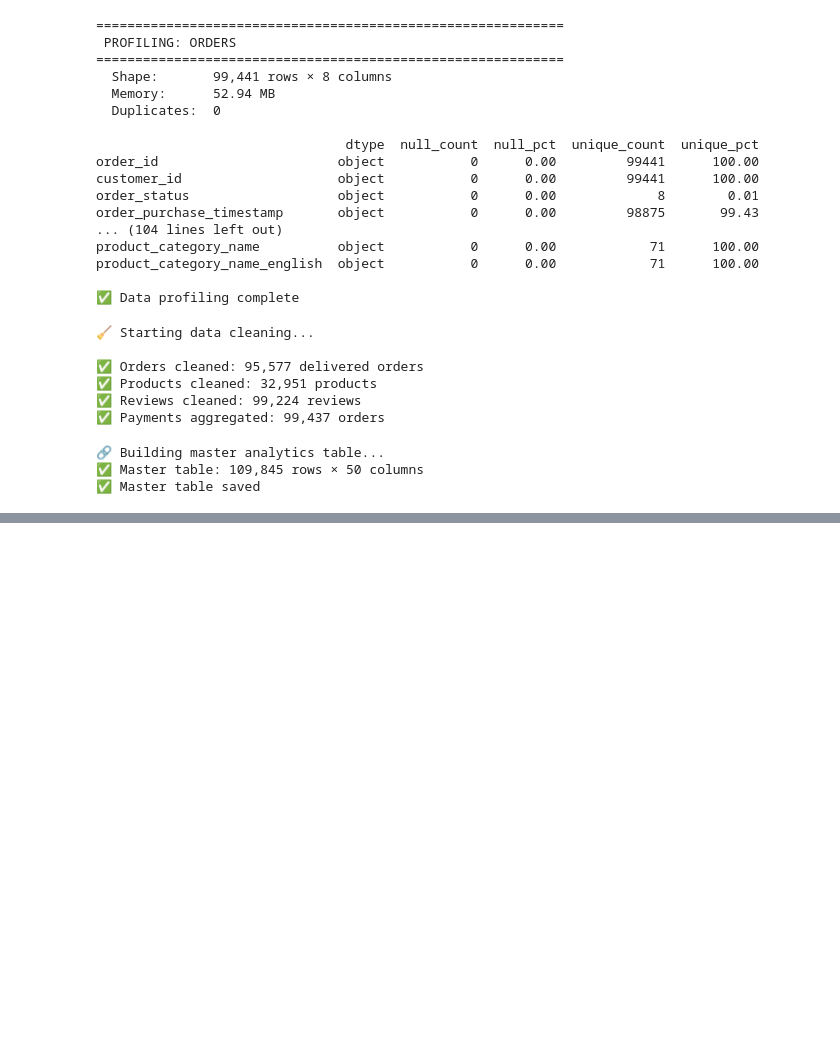
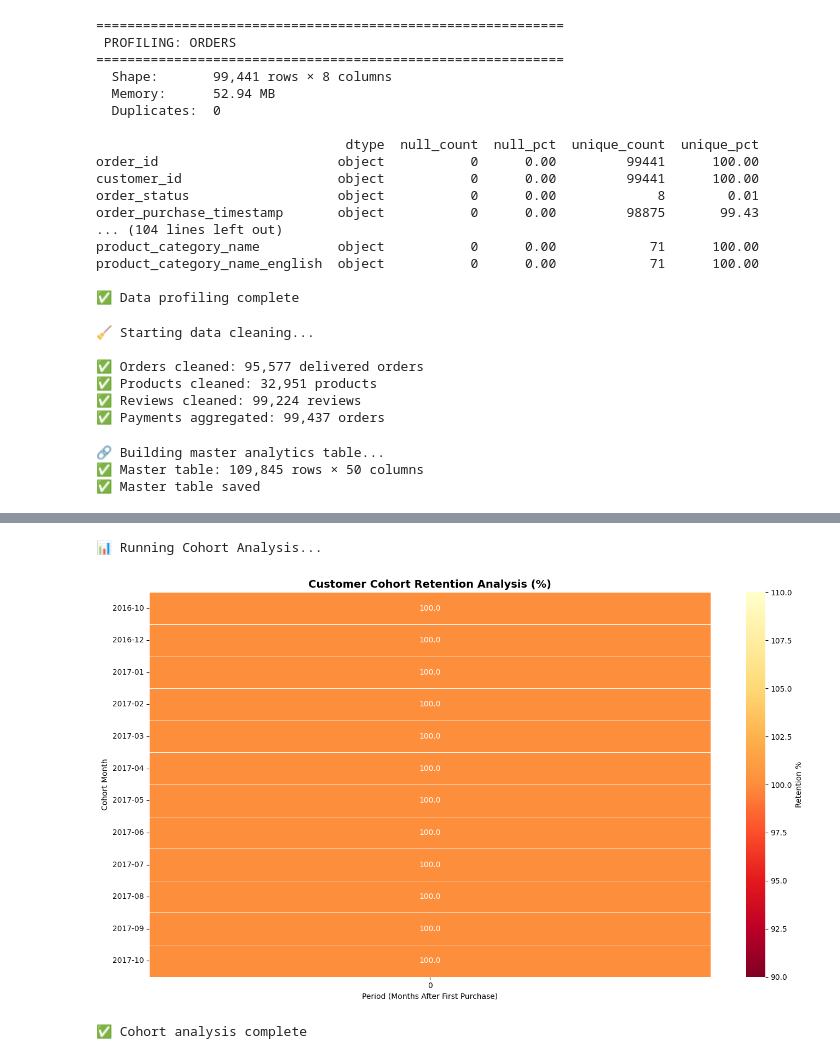
Before and after one commit to rajshree23d/Ecommerce-data-analysis, a Jupyter notebook: Data_profiling.ipynb, the cells around one changed output, grey strips where cells are left out. Saved outputs shown, nothing was run; the diff lists cells and outputs as text; code cells hidden in the pictures; blank space fills up the shorter version.

```diff
--- a/Data_profiling.ipynb
+++ b/Data_profiling.ipynb
@@ -344,0 +578,62 @@ print("✅ Master table saved")
+# %%
+# ============================================
+# 7. COHORT RETENTION ANALYSIS
+# ============================================
+
+print("📊 Running Cohort Analysis...")
+
+# First purchase month per customer
+cohort_df = master[['customer_id','order_purchase_timestamp']].copy()
+cohort_df['order_month'] = (
+    cohort_df['order_purchase_timestamp']
+    .dt.to_period('M')
+)
+
+first_purchase = (
+    cohort_df.groupby('customer_id')['order_month']
+    .min()
+    .reset_index()
+    .rename(columns={'order_month': 'cohort_month'})
+)
+
+cohort_df = cohort_df.merge(first_purchase, on='customer_id')
+cohort_df['period_number'] = (
+    cohort_df['order_month'] -
+    cohort_df['cohort_month']
+).apply(lambda x: x.n)
+
+cohort_pivot = (
+    cohort_df.groupby(['cohort_month','period_number'])
+    ['customer_id'].nunique()
+    .unstack()
+)
+
+cohort_size   = cohort_pivot.iloc[:, 0]
+retention     = cohort_pivot.divide(cohort_size, axis=0).round(3) * 100
+
+# Plot heatmap
+plt.figure(figsize=(14, 8))
+sns.heatmap(
+    retention.iloc[:12, :6],
+    annot=True, fmt='.1f',
+    cmap='YlOrRd_r',
+    linewidths=0.5,
+    cbar_kws={'label': 'Retention %'}
+)
+plt.title(
+    'Customer Cohort Retention Analysis (%)',
+    fontsize=14, fontweight='bold'
+)
+plt.xlabel('Period (Months After First Purchase)')
+plt.ylabel('Cohort Month')
+plt.tight_layout()
+plt.savefig(
+    os.path.join(data_path, 'cohort_retention.png'),
+    dpi=150, bbox_inches='tight'
+)
+plt.show()
+print("✅ Cohort analysis complete")
+# %% [output]
+📊 Running Cohort Analysis...
+[figure, added]
+✅ Cohort analysis complete
```
Also changed, not shown: parts of 6 cells of this notebook.
